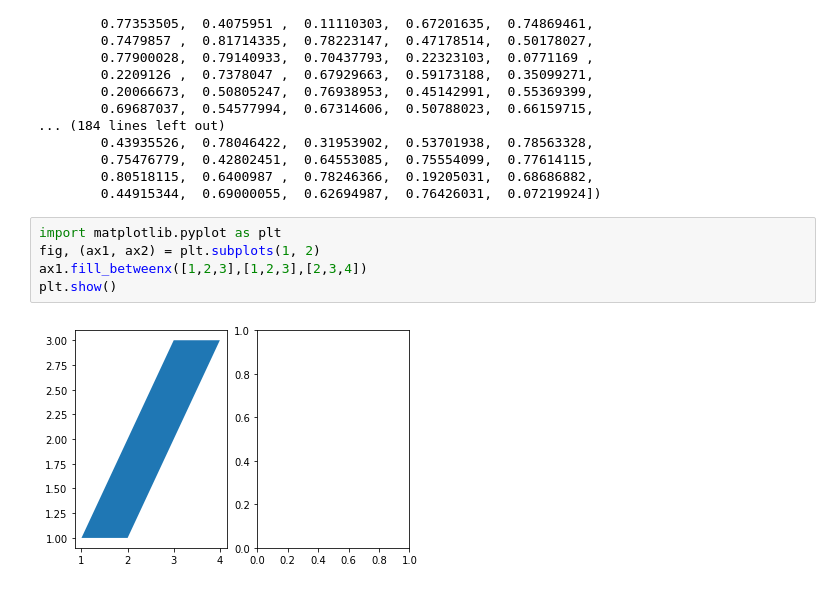
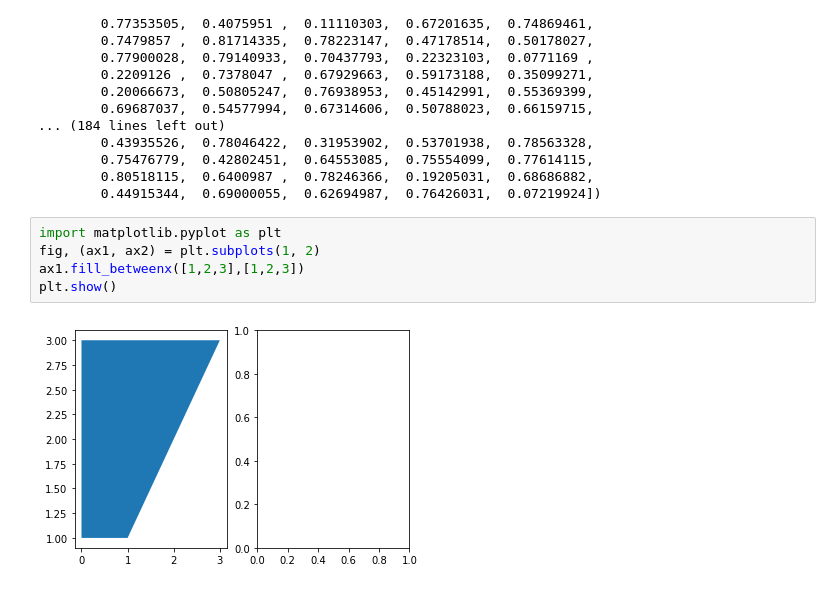
Before and after one commit to wsinbol/nlp_test, a Jupyter notebook: sklearn/tutorial/k_means.ipynb, the cells around one changed output. Saved outputs shown, nothing was run; the diff lists cells and outputs as text.

```diff
--- a/sklearn/tutorial/k_means.ipynb
+++ b/sklearn/tutorial/k_means.ipynb
@@ -208,7 +208,7 @@ array([ 0.483394  ,  0.68820823,  0.77397222,  0.7511008 ,  0.46373995,
 # %%
 import matplotlib.pyplot as plt
 fig, (ax1, ax2) = plt.subplots(1, 2)
-ax1.fill_betweenx([1,2,3],[1,2,3],[2,3,4])
+ax1.fill_betweenx([1,2,3],[1,2,3])
 plt.show()
 # %% [output]
-[figure, old version]
+[figure, new version]
```
Also changed, not shown: 1 other file.
